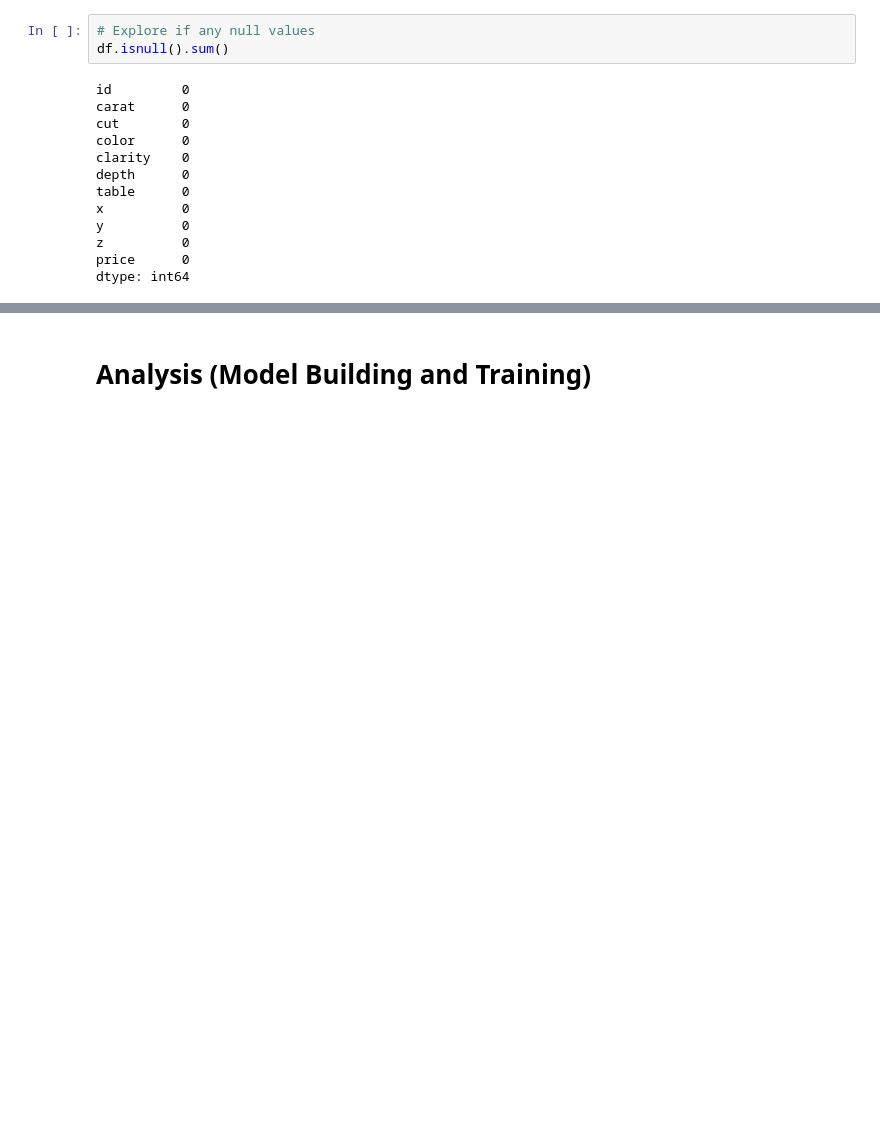
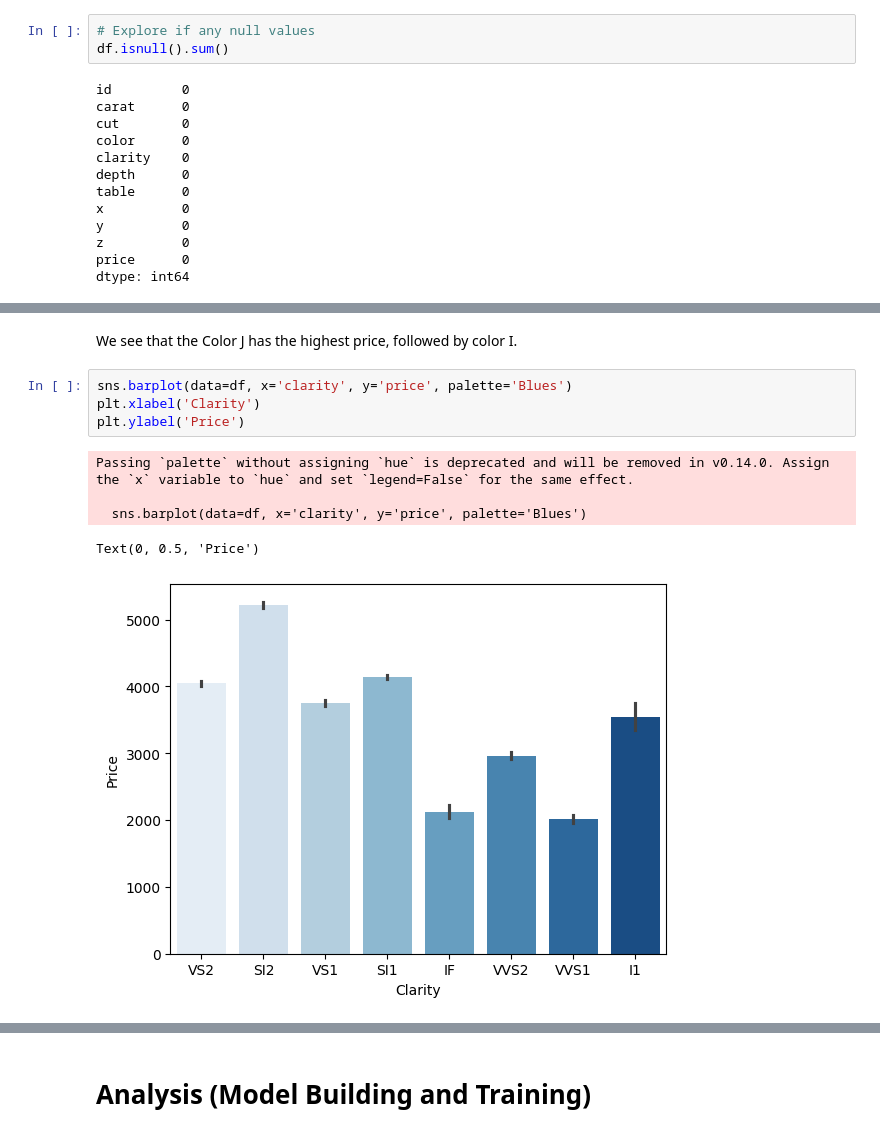
Before and after one commit to hkwan11/gemstone-price-prediction, a Jupyter notebook: regression.ipynb, the cells around one changed output, grey strips where cells are left out. Saved outputs shown, nothing was run; the diff lists cells and outputs as text; blank space fills up the shorter version.

```diff
--- a/regression.ipynb
+++ b/regression.ipynb
@@ -69,0 +104,12 @@ dtype: int64
+# %% [markdown]
+We see that the Color J has the highest price, followed by color I.
+# %%
+sns.barplot(data=df, x='clarity', y='price', palette='Blues')
+plt.xlabel('Clarity')
+plt.ylabel('Price')
+# %% [output]
+Passing `palette` without assigning `hue` is deprecated and will be removed in v0.14.0. Assign the `x` variable to `hue` and set `legend=False` for the same effect.
+
+  sns.barplot(data=df, x='clarity', y='price', palette='Blues')
+Text(0, 0.5, 'Price')
+[figure, added]
```
Also changed, not shown: parts of 30 cells of this notebook.
